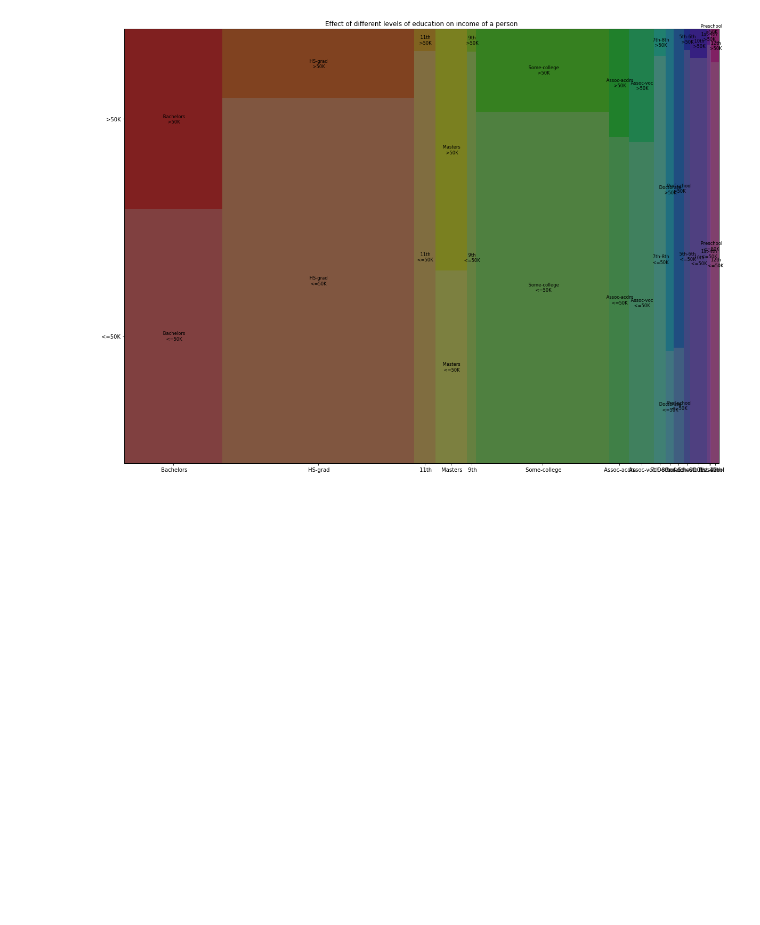
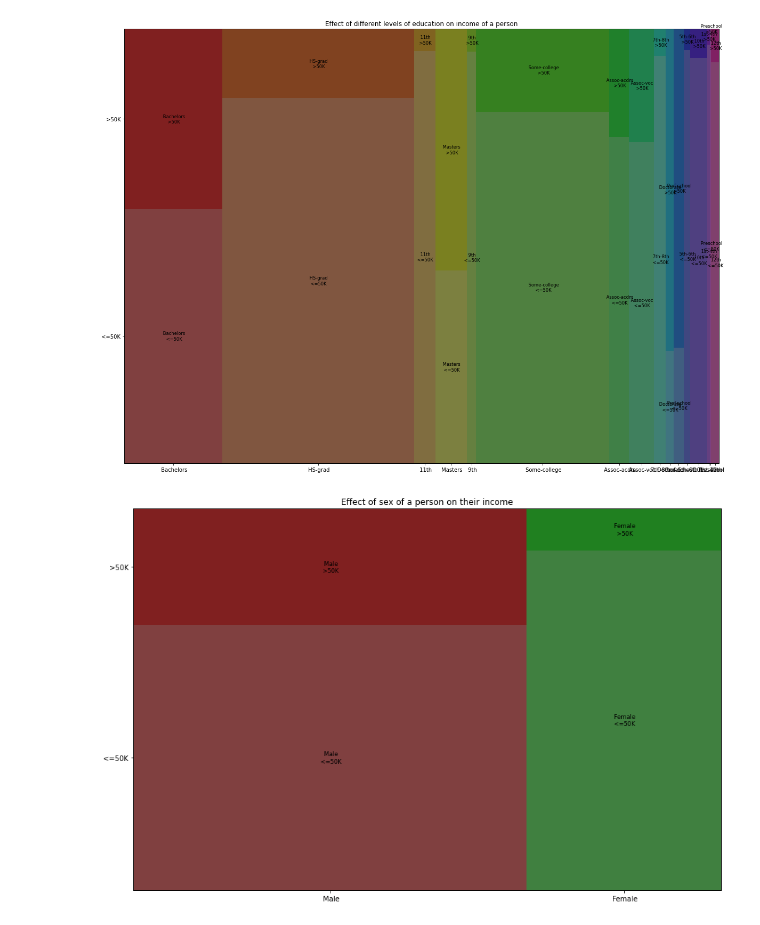
Before and after one commit to kartikpaigwar/CSE578Project, a Jupyter notebook: src/main.ipynb, the cells around one changed output. Cells and saved outputs as stored; diff of their text form; code cells hidden in the pictures; blank space fills up the shorter version.

```diff
--- a/src/main.ipynb
+++ b/src/main.ipynb
@@ -71,0 +45,12 @@ plt.show()
+# %%
+# NATESH TYAGI
+# Univariate - 'SEX'
+
+plt.close()
+
+fig, axes = plt.subplots(ncols=1, nrows=1, figsize=(15,10))
+mosaic(df, ['sex', 'income'], ax=axes, axes_label=True, gap=0,
+       title='Effect of sex of a person on their income')
+plt.show()
+# %% [output]
+[figure, added]
```
Also changed, not shown: parts of 4 cells of this notebook.
